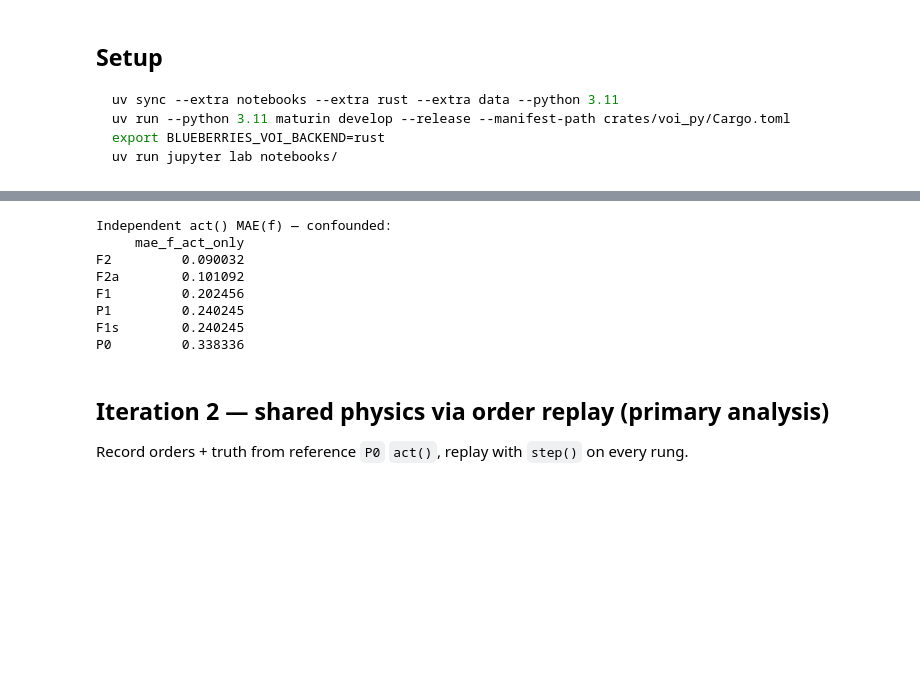
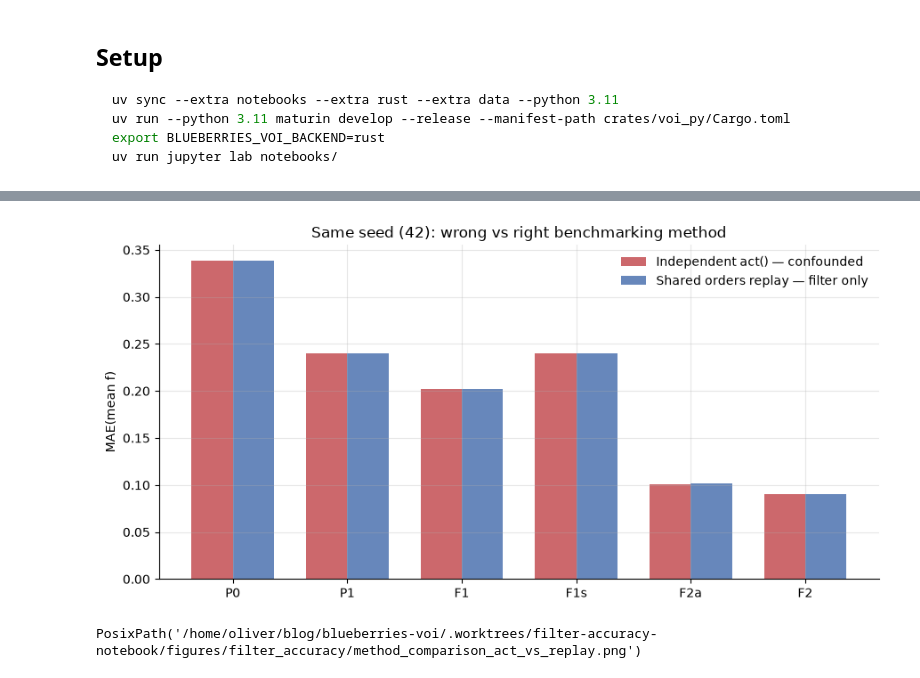
Before and after one commit to OliverEvans96/blueberries-voi, a Jupyter notebook: notebooks/13_filter_accuracy_knowledge_ladder.ipynb, the cells around one changed output, grey strips where cells are left out. Cells and saved outputs as stored; diff of their text form; code cells hidden in the pictures; blank space fills up the shorter version.

```diff
--- a/notebooks/13_filter_accuracy_knowledge_ladder.ipynb
+++ b/notebooks/13_filter_accuracy_knowledge_ladder.ipynb
@@ -212,30 +321,40 @@ one-seed smoke test here as a cautionary panel.
 # %%
 def act_only_mae(scenario: str, seed: int) -> float:
     session = EngineSession()
     session.init(session_config(scenario), seed=seed)
-    errs: list[float] = []
+    errs = []
     for _ in range(N_DAYS):
         delta = session.act()
         row = day_accuracy(delta, int(delta["episode_day"]))
         if row is not None:
             errs.append(row.abs_f_err)
     return float(np.mean(errs)) if errs else float("nan")
 
 
-act_mae = {sc: act_only_mae(sc, 42) for sc in FILTER_SCENARIOS}
-act_df = pd.Series(act_mae, name="mae_f_act_only").to_frame()
-print("Independent act() MAE(f) — confounded:")
-print(act_df.sort_values("mae_f_act_only").to_string())
+def plot_method_comparison(seed: int = PRIMARY_SEED) -> Path:
+    act_mae = {sc: act_only_mae(sc, seed) for sc in LADDER_ORDER}
+    orders, truth = record_reference_path(seed, "P0", N_DAYS)
+    replay_mae = {
+        sc: float(np.mean([d.abs_f_err for d in replay_scenario(sc, seed, orders, truth)]))
+        for sc in LADDER_ORDER
+    }
+    fig, ax = plt.subplots(figsize=(9, 4.5))
+    x = np.arange(len(LADDER_ORDER))
+    w = 0.36
+    ax.bar(x - w / 2, [act_mae[s] for s in LADDER_ORDER], w, label="Independent act() — confounded", color="#c44e52", alpha=0.85)
+    ax.bar(x + w / 2, [replay_mae[s] for s in LADDER_ORDER], w, label="Shared orders replay — filter only", color="#4c72b0", alpha=0.85)
+    ax.set_xticks(x, LADDER_ORDER)
+    ax.set_ylabel("MAE(mean f)")
+    ax.set_title(f"Same seed ({seed}): wrong vs right benchmarking method")
+    ax.legend(frameon=False, loc="upper right")
+    fig.tight_layout()
+    out = FIG_DIR / "method_comparison_act_vs_replay.png"
+    fig.savefig(out, dpi=150)
+    plt.show()
+    return out
+
+
+plot_method_comparison()
 # %% [output]
+[figure, added]
-Independent act() MAE(f) — confounded:
-     mae_f_act_only
-F2         0.090032
-F2a        0.101092
-F1         0.202456
-P1         0.240245
-F1s        0.240245
-P0         0.338336
+PosixPath('/home/oliver/blog/blueberries-voi/.worktrees/filter-accuracy-notebook/figures/filter_accuracy/method_comparison_act_vs_replay.png')
-# %% [markdown]
-## Iteration 2 — shared physics via order replay (primary analysis)
-
-Record orders + truth from reference `P0` `act()`, replay with `step()` on every rung.
```
Also changed, not shown: parts of 29 cells of this notebook, 2 other files.
